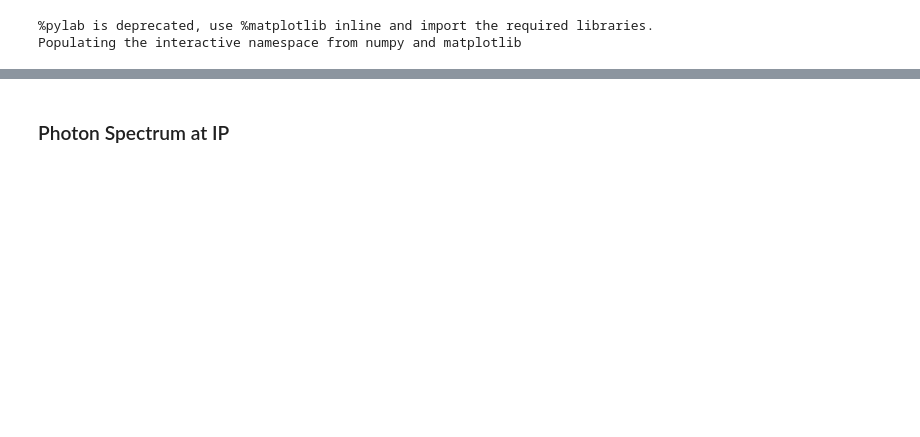
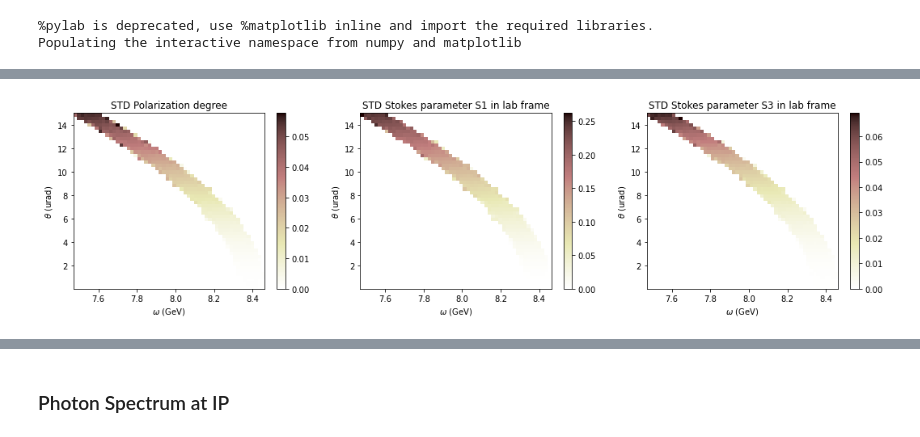
Before and after one commit to hixps/pica, a Jupyter notebook: analysis_plots.ipynb, the cells around one changed output, grey strips where cells are left out. Saved outputs shown, nothing was run; the diff lists cells and outputs as text; code cells hidden in the pictures; blank space fills up the shorter version.

```diff
--- a/analysis_plots.ipynb
+++ b/analysis_plots.ipynb
@@ -10,9 +10,9 @@ import numpy as np
 
 import luxeics
 # %%
-# input_filename = 'pencil_beam'
+input_filename = 'pencil_beam'
 # input_filename = 'small_beam'
-input_filename = 'large_beam'
+# input_filename = 'large_beam'
 # input_filename = 'weird_beam'
 
 with open( input_filename + '.yml', 'r' ) as stream:
@@ -635,34 +692,36 @@ ax1=subplot(131)
 pcolormesh(xedge, yedge , std_s.T , cmap=cm.pink_r);
 colorbar()
 xlabel(r'$\omega$ (GeV)')
 ylabel(r'$\theta$ (urad)');
 title('STD Polarization degree')
 
 
 ax2=subplot(132)
 title('STD Stokes parameter S1 in lab frame')
 
 pcolormesh(xedge, yedge, std_rot1.T, rasterized=True,cmap=cm.pink_r);
 colorbar()
 xlabel(r'$\omega$ (GeV)')
 ylabel(r'$\theta$ (urad)');
 
 
 ax3=subplot(133)
 
 title('STD Stokes parameter S3 in lab frame')
 
 pcolormesh(xedge, yedge, std_rot3.T, rasterized=True,cmap=cm.pink_r);
 colorbar()
 xlabel(r'$\omega$ (GeV)')
 ylabel(r'$\theta$ (urad)');
 
 
 
 
 # suptitle(f'{sampling} sampling')
 
-# savefig(f'PolarizationDegree_energyangle2_{input_filename}.png',dpi=200)
+savefig(f'PolarizationDegree_STD_{input_filename}.png',dpi=200)
+# %% [output]
+[figure, added]
 # %%
 selector1 = sqrt(xoffset**2+yoffset**2) < spotsize
 selector2 = sqrt((xoffset+X1)**2+(yoffset+X2)**2) < spotsize
```
Also changed, not shown: parts of 29 cells of this notebook, 3 other files.
